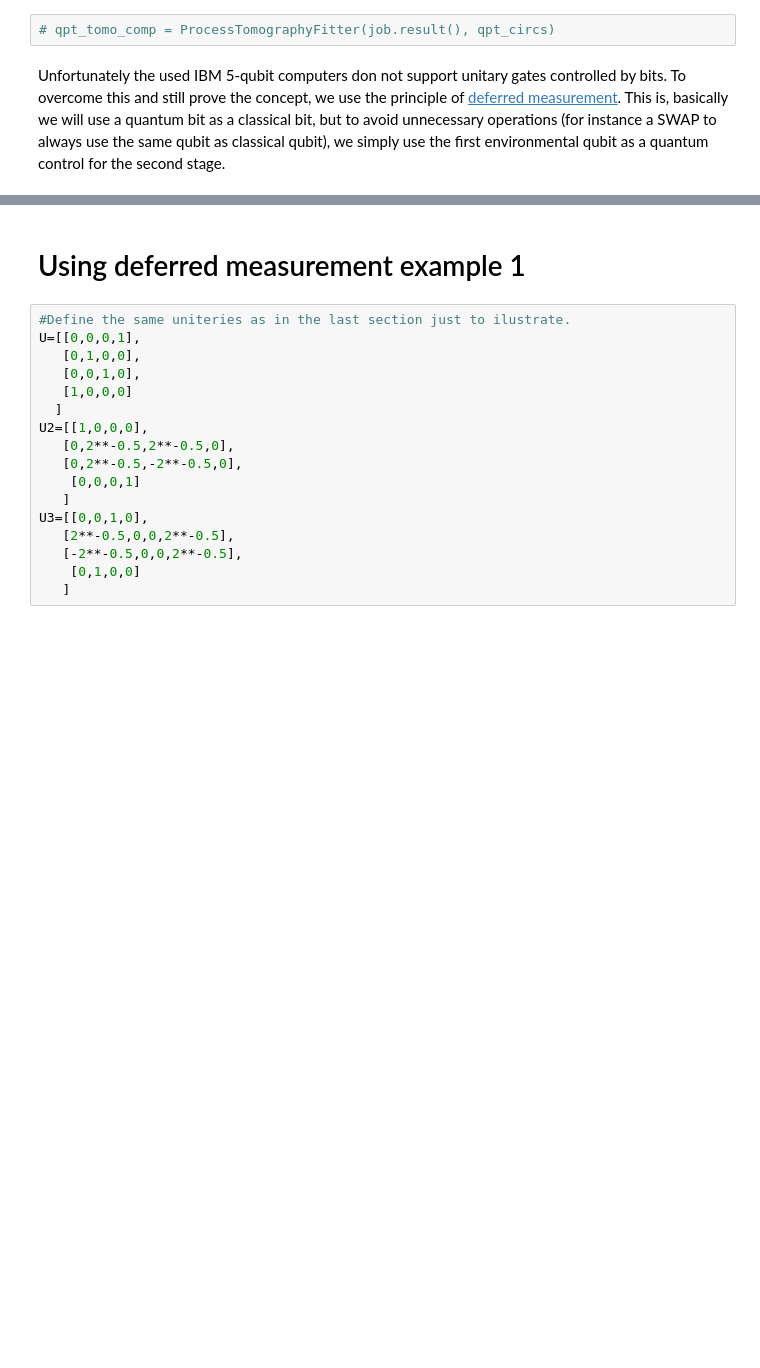
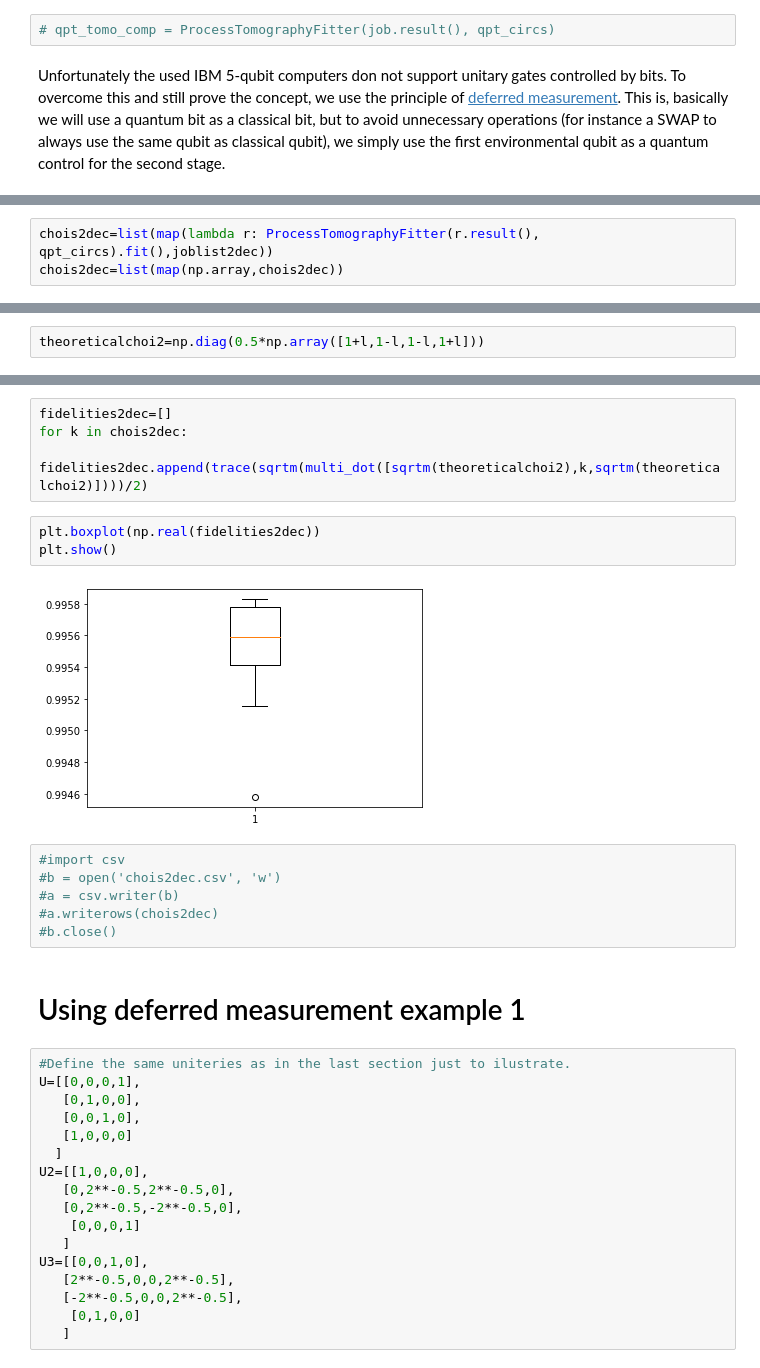
Before and after one commit to davidphysdavalos/quantum_computing, a Jupyter notebook: Implementing Quantum Channels in IBM computers.ipynb, the cells around one changed output, grey strips where cells are left out. Cells and saved outputs as stored; diff of their text form; blank space fills up the shorter version.

```diff
--- a/Implementing Quantum Channels in IBM computers.ipynb
+++ b/Implementing Quantum Channels in IBM computers.ipynb
@@ -94,0 +158,3 @@ Unfortunately the used IBM 5-qubit computers don not support unitary gates contr
+# %%
+chois2dec=list(map(lambda r: ProcessTomographyFitter(r.result(), qpt_circs).fit(),joblist2dec))
+chois2dec=list(map(np.array,chois2dec))
@@ -94,0 +165,2 @@ Unfortunately the used IBM 5-qubit computers don not support unitary gates contr
+# %%
+theoreticalchoi2=np.diag(0.5*np.array([1+l,1-l,1-l,1+l]))
@@ -95,3 +180,18 @@ Unfortunately the used IBM 5-qubit computers don not support unitary gates contr
+# %%
+fidelities2dec=[]
+for k in chois2dec:
+    fidelities2dec.append(trace(sqrtm(multi_dot([sqrtm(theoreticalchoi2),k,sqrtm(theoreticalchoi2)])))/2)
+# %%
+plt.boxplot(np.real(fidelities2dec))
+plt.show()
+# %% [output]
+[figure, added]
+# %%
+#import csv
+#b = open('chois2dec.csv', 'w')
+#a = csv.writer(b)
+#a.writerows(chois2dec)
+#b.close()
 # %% [markdown]
 # Using deferred measurement example 1
 # %%
```
Also changed, not shown: parts of 73 cells of this notebook.
